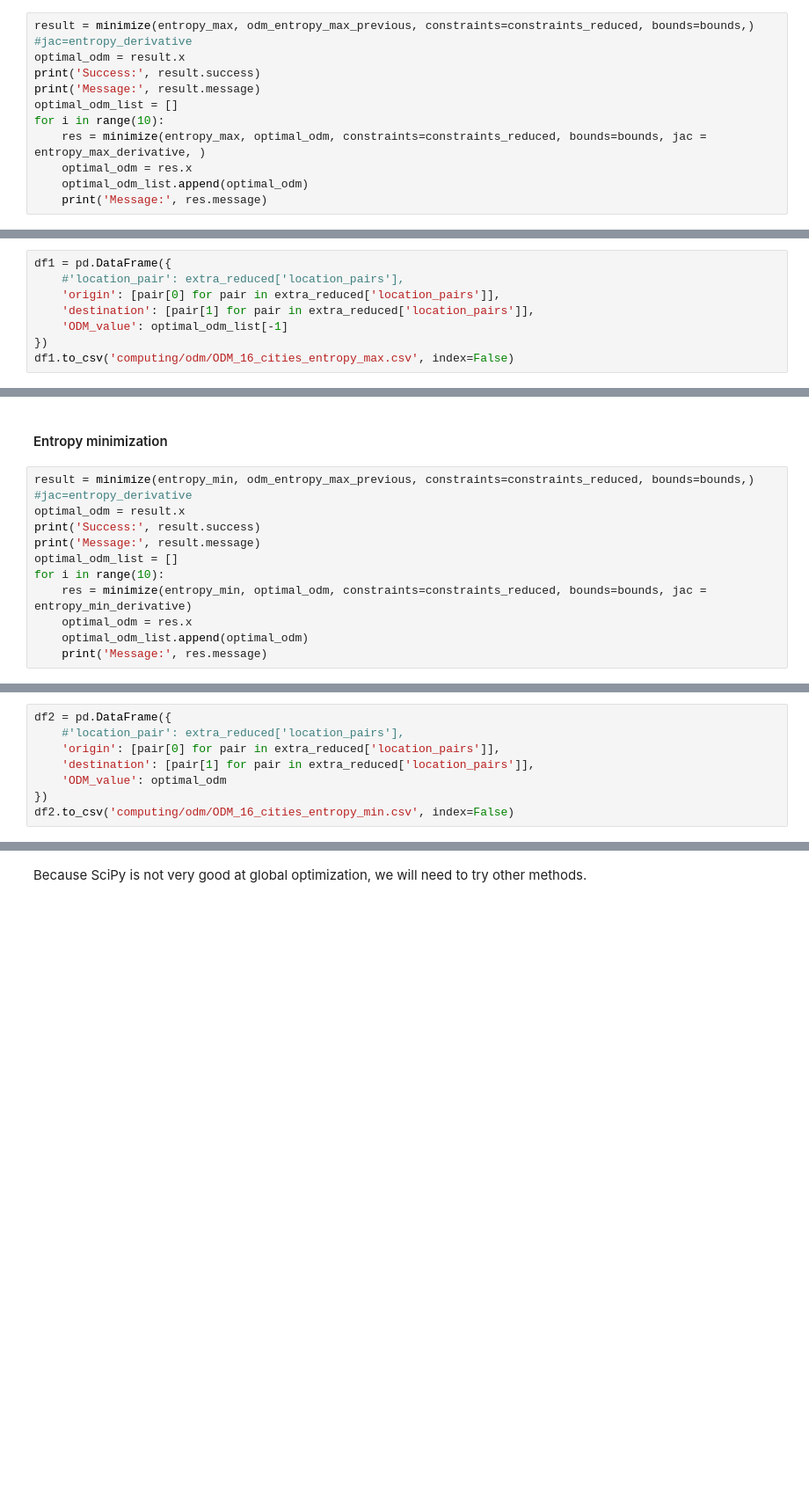
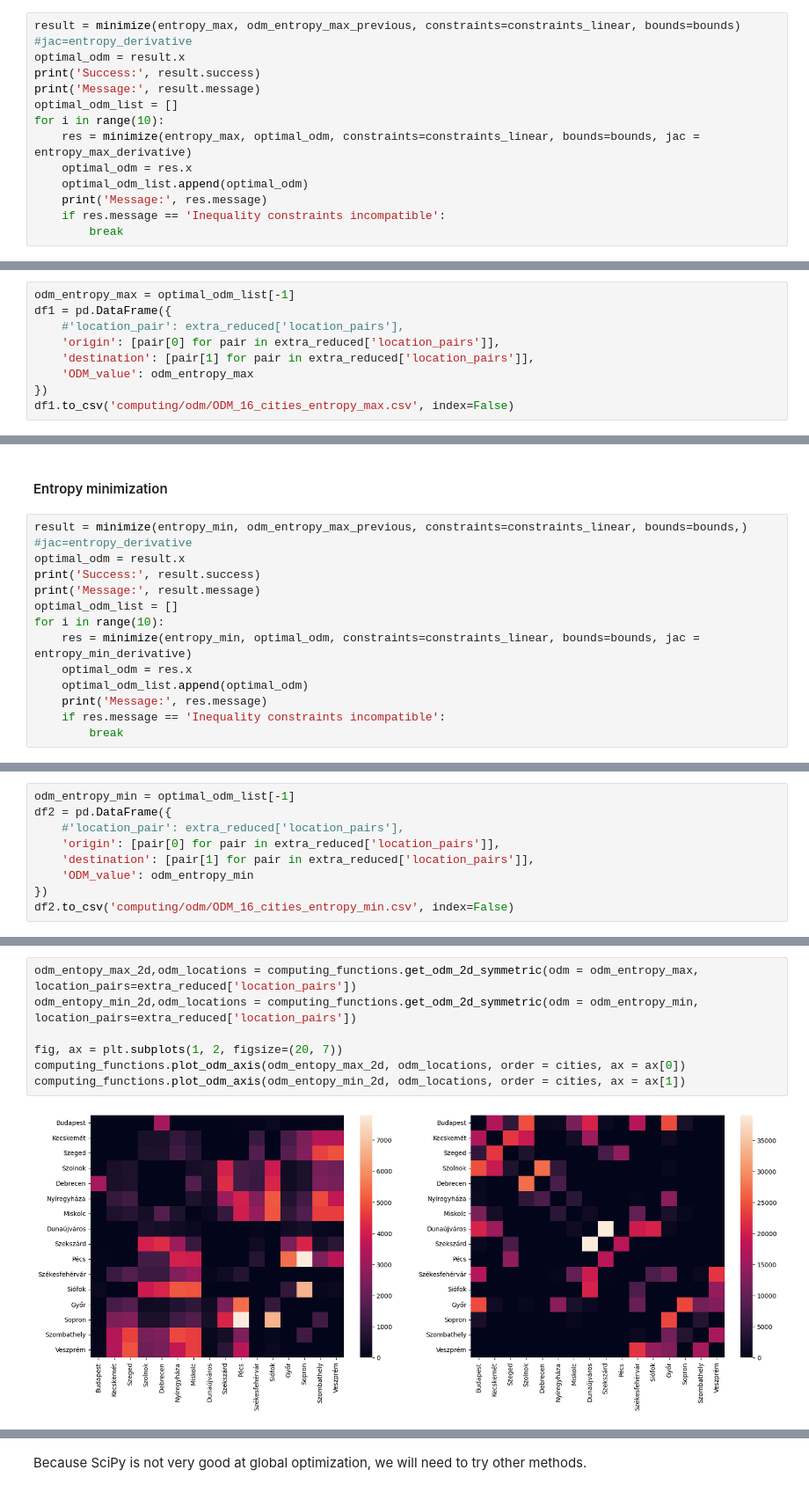
Before and after one commit to me9hanics/origin-destination-matrix-from-traffic, a Jupyter notebook: odm.ipynb, the cells around one changed output, grey strips where cells are left out. Shown at 88% size. Saved outputs shown, nothing was run; the diff lists cells and outputs as text; blank space fills up the shorter version.

```diff
--- a/odm.ipynb
+++ b/odm.ipynb
@@ -215,16 +159,18 @@ Turns out a full 1s initial O-D matrix makes this pretty bad. All values are < 1
 # %% [markdown]
 Let's try with `odm_entropy_max_previous`.
 # %%
-result = minimize(entropy_max, odm_entropy_max_previous, constraints=constraints_reduced, bounds=bounds,) #jac=entropy_derivative
+result = minimize(entropy_max, odm_entropy_max_previous, constraints=constraints_linear, bounds=bounds) #jac=entropy_derivative
 optimal_odm = result.x
 print('Success:', result.success)
 print('Message:', result.message)
 optimal_odm_list = []
 for i in range(10):
-    res = minimize(entropy_max, optimal_odm, constraints=constraints_reduced, bounds=bounds, jac = entropy_max_derivative, )
+    res = minimize(entropy_max, optimal_odm, constraints=constraints_linear, bounds=bounds, jac = entropy_max_derivative)
     optimal_odm = res.x
     optimal_odm_list.append(optimal_odm)
     print('Message:', res.message)
+    if res.message == 'Inequality constraints incompatible':
+        break
 # %% [output]
 Success: False
 Message: Iteration limit reached
@@ -248,9 +180,10 @@ computing_functions.plot_odm(odm_2d, odm_locations)
 # %%
+odm_entropy_max = optimal_odm_list[-1]
 df1 = pd.DataFrame({
     #'location_pair': extra_reduced['location_pairs'],
     'origin': [pair[0] for pair in extra_reduced['location_pairs']],
     'destination': [pair[1] for pair in extra_reduced['location_pairs']],
-    'ODM_value': optimal_odm_list[-1]
+    'ODM_value': odm_entropy_max
 })
 df1.to_csv('computing/odm/ODM_16_cities_entropy_max.csv', index=False)
 # %% [markdown]
@@ -258,16 +191,18 @@ Looking into it, entropy maximization doesn't really seem like a good method.. i
 # %% [markdown]
 #### Entropy minimization
 # %%
-result = minimize(entropy_min, odm_entropy_max_previous, constraints=constraints_reduced, bounds=bounds,) #jac=entropy_derivative
+result = minimize(entropy_min, odm_entropy_max_previous, constraints=constraints_linear, bounds=bounds,) #jac=entropy_derivative
 optimal_odm = result.x
 print('Success:', result.success)
 print('Message:', result.message)
 optimal_odm_list = []
 for i in range(10):
-    res = minimize(entropy_min, optimal_odm, constraints=constraints_reduced, bounds=bounds, jac = entropy_min_derivative)
+    res = minimize(entropy_min, optimal_odm, constraints=constraints_linear, bounds=bounds, jac = entropy_min_derivative)
     optimal_odm = res.x
     optimal_odm_list.append(optimal_odm)
     print('Message:', res.message)
+    if res.message == 'Inequality constraints incompatible':
+        break
 # %% [output]
 Success: False
 Message: Iteration limit reached
@@ -289,8 +210,9 @@ computing_functions.plot_odm(odm_2d, odm_locations)
 # %%
+odm_entropy_min = optimal_odm_list[-1]
 df2 = pd.DataFrame({
     #'location_pair': extra_reduced['location_pairs'],
     'origin': [pair[0] for pair in extra_reduced['location_pairs']],
     'destination': [pair[1] for pair in extra_reduced['location_pairs']],
-    'ODM_value': optimal_odm
+    'ODM_value': odm_entropy_min
 })
 df2.to_csv('computing/odm/ODM_16_cities_entropy_min.csv', index=False)
@@ -331,0 +221,9 @@ computing_functions.plot_odm(odm_2d, odm_locations)
+# %%
+odm_entopy_max_2d,odm_locations = computing_functions.get_odm_2d_symmetric(odm = odm_entropy_max, location_pairs=extra_reduced['location_pairs'])
+odm_entopy_min_2d,odm_locations = computing_functions.get_odm_2d_symmetric(odm = odm_entropy_min, location_pairs=extra_reduced['location_pairs'])
+
+fig, ax = plt.subplots(1, 2, figsize=(20, 7))
+computing_functions.plot_odm_axis(odm_entopy_max_2d, odm_locations, order = cities, ax = ax[0])
+computing_functions.plot_odm_axis(odm_entopy_min_2d, odm_locations, order = cities, ax = ax[1])
+# %% [output]
+[figure, added]
```
Also changed, not shown: parts of 39 cells of this notebook.
